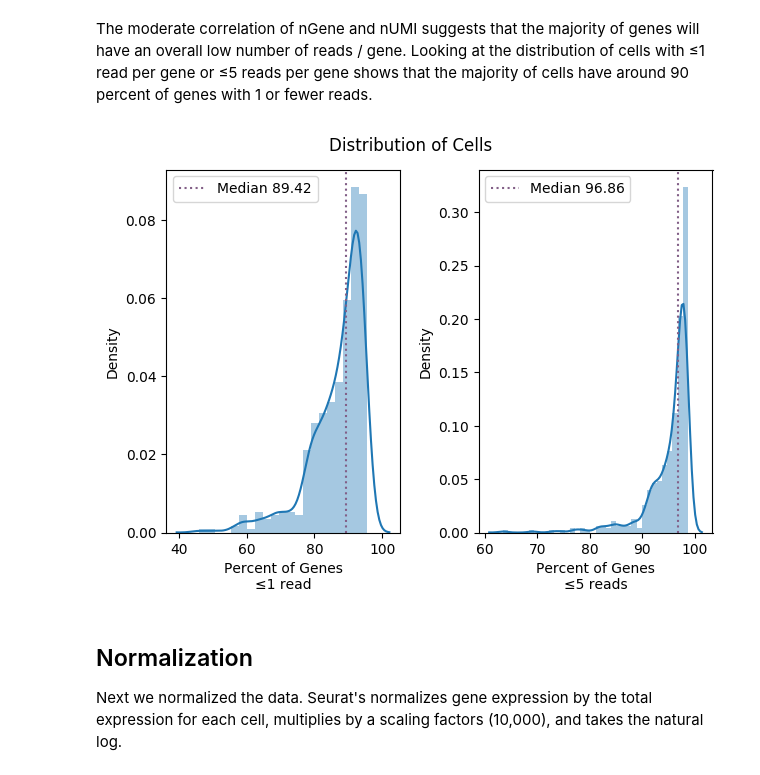
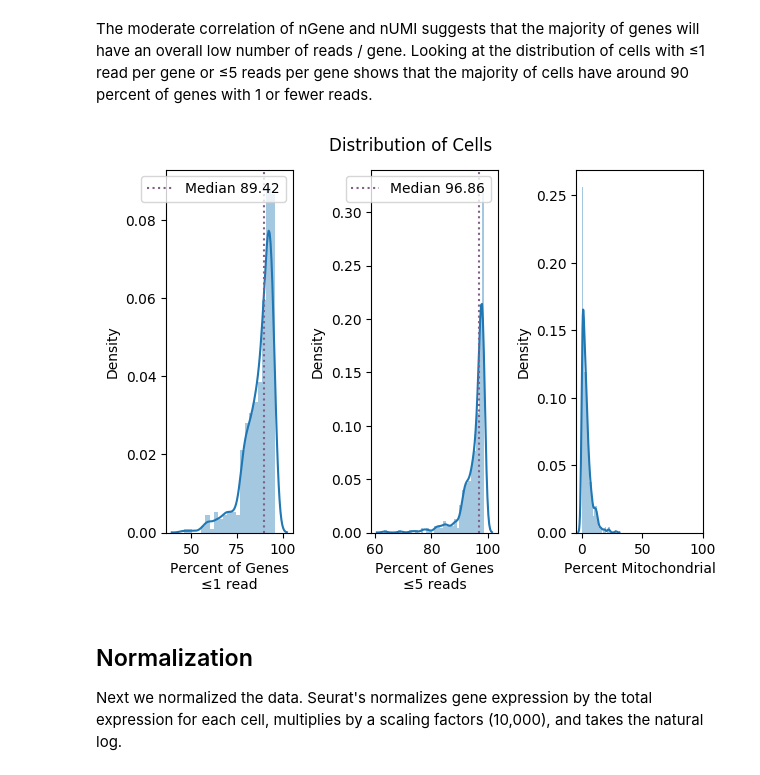
Before and after one commit to jfear/larval_gonad, a Jupyter notebook: docs/01.00-testis_pilot_scRNAseq_analysis.ipynb, the cells around one changed output. Cells and saved outputs as stored; diff of their text form; code cells hidden in the pictures.

```diff
--- a/docs/01.00-testis_pilot_scRNAseq_analysis.ipynb
+++ b/docs/01.00-testis_pilot_scRNAseq_analysis.ipynb
@@ -46,3 +48,13 @@ fbgn2symbol = pd.read_csv(str(Path(REF, 'dmel/r6-16/fb_annotation/dmel_r6-16.fb_
 
 symbol2fbgn = pd.read_csv(str(Path(REF, 'dmel/r6-16/fb_annotation/dmel_r6-16.fb_annotation')), sep='\t',
                           usecols=['gene_symbol', 'primary_FBgn'], index_col='gene_symbol').to_dict()['primary_FBgn']
+# %%
+# Get genes on mitochondria DNA
+db = gffutils.FeatureDB(os.path.join(REF, 'dmel/r6-16/gtf/dmel_r6-16.gtf.db'))
+
+onM = []
+for gene in db.features_of_type('gene'):
+    if gene.chrom == 'chrM':
+        onM.append(gene.id)
+
+onM = sorted(onM)
@@ -64,11 +81,17 @@ We keep all genes that are expressed in **≥3 cells**, and we kept all cells th
 # %%
-%%R -o meta_data -o raw_data
+%%R -o meta_data -o raw_data -i onM
 # Load the testis dataset
 testis.data = Read10X(data.dir="../output/testis1/outs/filtered_gene_bc_matrices/dm6.16")
 
 # Initialize the Seurat object with the raw (non-normalized data).
 # Keep all genes expressed in >= 3 cells (~0.1% of the data). Keep all cells with at least 200 detected genes
 testis = CreateSeuratObject(raw.data = testis.data, min.cells = 3, min.genes = 200, project = "10X_testis")
+
+# calculate the percent genes on chrom M
+mask = row.names(testis@raw.data) %in% onM
+percent.mito <- Matrix::colSums(testis@raw.data[mask, ]/Matrix::colSums(testis@raw.data)) * 100
+testis <- AddMetaData(object = testis, metadata = percent.mito, col.name = "percent_mito")
+
 nCells = dim(testis@meta.data)[1]
 meta_data = as.data.frame(testis@meta.data)
 raw_data = as.data.frame(as.matrix(testis@raw.data))
@@ -116,33 +159,36 @@ The moderate correlation of nGene and nUMI suggests that the majority of genes w
 # %%
 @make_figs(nbconfig.fig_name('distribution_percent_low_count_genes'), styles=nbconfig.styles_wide,
           kws_layout={'rect': [0, 0, 1, .95]})
 def _plot():
-    fig, (ax1, ax2) = plt.subplots(1, 2)
+    fig, (ax1, ax2, ax3) = plt.subplots(1, 3)
 
     low1 = (raw_data <= 1).sum() / raw_data.shape[0] * 100
     low1med = low1.median()
     low2 = (raw_data <= 5).sum() / raw_data.shape[0] * 100
     low2med = low2.median()
 
     sns.distplot(low1, ax=ax1)
     ax1.axvline(low1med, ls=':', color=nbconfig.color_c1, label=f'Median {low1med:0.2f}')
-
-    sns.distplot(low2, ax=ax2)
-    ax2.axvline(low2med, ls=':', color=nbconfig.color_c1, label=f'Median {low2med:0.2f}')
-
-    plt.suptitle('Distribution of Cells')
-
     ax1.set_xlabel("Percent of Genes\n≤1 read")
     ax1.set_ylabel('Density')
     ax1.legend()
 
+    sns.distplot(low2, ax=ax2)
+    ax2.axvline(low2med, ls=':', color=nbconfig.color_c1, label=f'Median {low2med:0.2f}')
     ax2.set_xlabel("Percent of Genes\n≤5 reads")
     ax2.set_ylabel('Density')
     ax2.legend()
 
+    sns.distplot(meta_data.percent_mito, ax=ax3)
+    ax3.set_xlim(None, 100)
+    ax3.set_xlabel('Percent Mitochondrial')
+    ax3.set_ylabel('Density')
+
+    plt.suptitle('Distribution of Cells')
+
 _plot()
 # %% [output]
-[figure, old version]
+[figure, new version]
 # %% [markdown]
 ## Normalization
 
```
Also changed, not shown: parts of 22 cells of this notebook.
